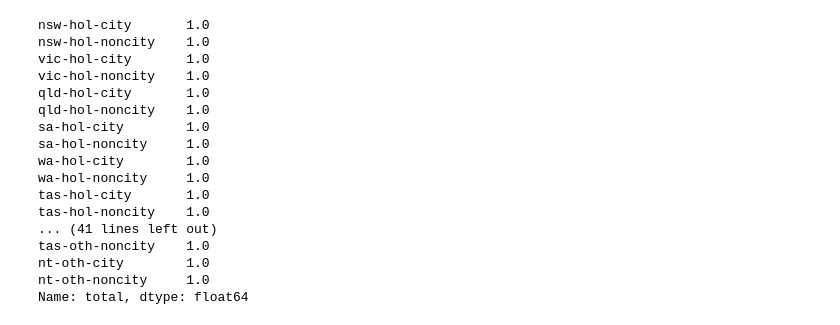
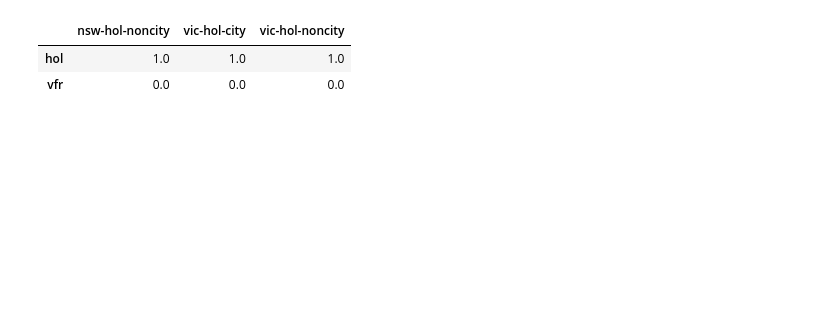
Before and after one commit to hamza9919/Hierarchical_Time_Series, a Jupyter notebook: tourismsmall/read_data.ipynb, the cells around one changed output. Cells and saved outputs as stored; diff of their text form; code cells hidden in the pictures; blank space fills up the shorter version.

```diff
--- a/tourismsmall/read_data.ipynb
+++ b/tourismsmall/read_data.ipynb
@@ -136,20 +24,6 @@ agg_mat_df
-# %%
-agg_mat_df.iloc[0,:]
-# %% [output]
-nsw-hol-city       1.0
-nsw-hol-noncity    1.0
-vic-hol-city       1.0
-vic-hol-noncity    1.0
-qld-hol-city       1.0
-qld-hol-noncity    1.0
-sa-hol-city        1.0
-sa-hol-noncity     1.0
-wa-hol-city        1.0
-wa-hol-noncity     1.0
-tas-hol-city       1.0
-tas-hol-noncity    1.0
-... (41 lines left out)
-tas-oth-noncity    1.0
-nt-oth-city        1.0
-nt-oth-noncity     1.0
-Name: total, dtype: float64
+# %%
+agg_mat_df.iloc[1:3,1:4]
+# %% [output]
+|  | nsw-hol-noncity | vic-hol-city | vic-hol-noncity |
+| hol | 1.0 | 1.0 | 1.0 |
+| vfr | 0.0 | 0.0 | 0.0 |
```
Also changed, not shown: parts of 5 cells of this notebook.
